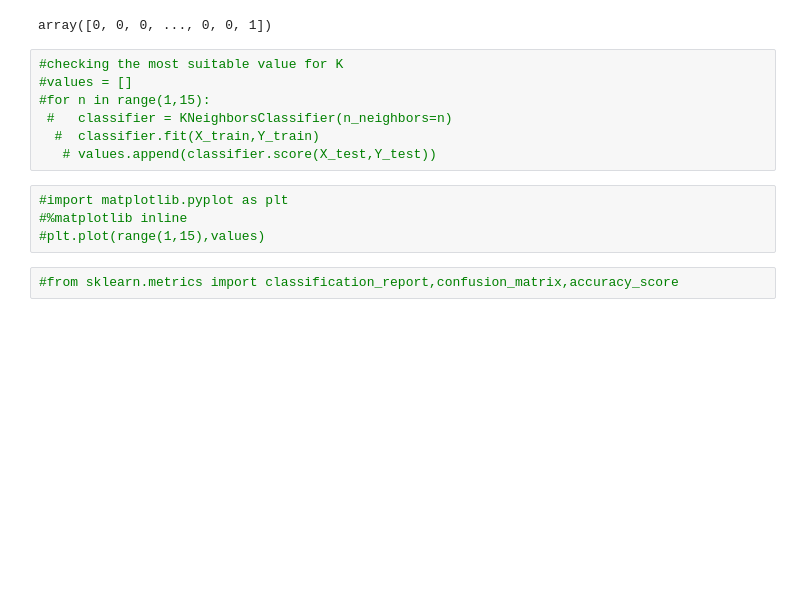
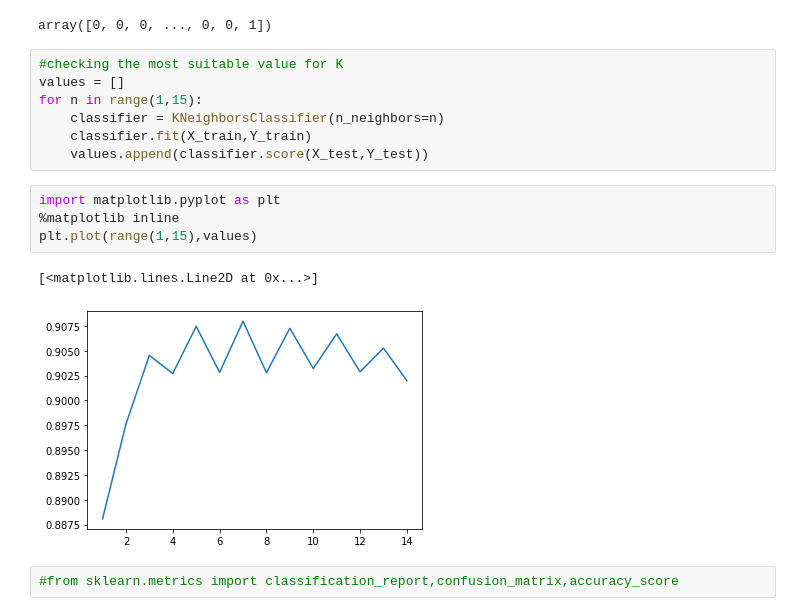
Before and after one commit to sandamaligeethika/ML_Assignment2_IT19120058_IT19120294_IT19147956, a Jupyter notebook: Assignment2.ipynb, the cells around one changed output. Saved outputs shown, nothing was run; the diff lists cells and outputs as text; blank space fills up the shorter version.

```diff
--- a/Assignment2.ipynb
+++ b/Assignment2.ipynb
@@ -694,15 +694,18 @@ Y_prediction
 array([0, 0, 0, ..., 0, 0, 1])
 # %%
 #checking the most suitable value for K
-#values = []
-#for n in range(1,15):
- #   classifier = KNeighborsClassifier(n_neighbors=n)
-  #  classifier.fit(X_train,Y_train)
-   # values.append(classifier.score(X_test,Y_test))
+values = []
+for n in range(1,15):
+    classifier = KNeighborsClassifier(n_neighbors=n)
+    classifier.fit(X_train,Y_train)
+    values.append(classifier.score(X_test,Y_test))
 # %%
-#import matplotlib.pyplot as plt
-#%matplotlib inline
-#plt.plot(range(1,15),values)
+import matplotlib.pyplot as plt
+%matplotlib inline
+plt.plot(range(1,15),values)
+# %% [output]
+[<matplotlib.lines.Line2D at 0x...>]
+[figure, added]
 # %%
 #from sklearn.metrics import classification_report,confusion_matrix,accuracy_score
 # %%
```
Also changed, not shown: parts of 46 cells of this notebook.
